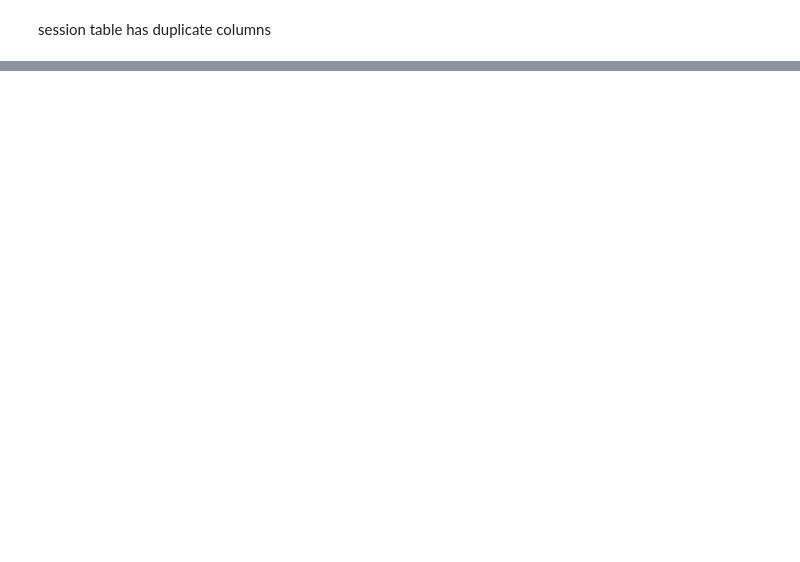
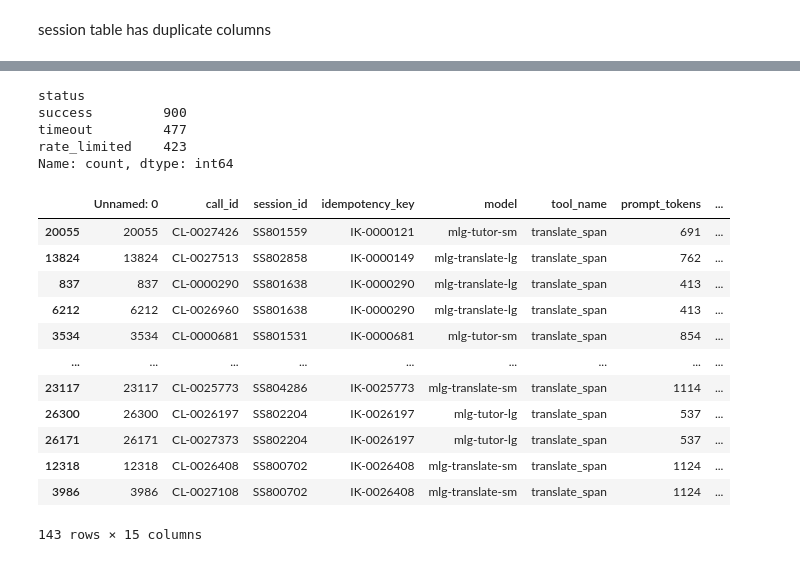
Before and after one commit to Christian-Suinyuy/skye8-ds-banboye-christian, a Jupyter notebook: src/agent_telimetry/notebooks/exploration.ipynb, the cells around one changed output, grey strips where cells are left out. Saved outputs shown, nothing was run; the diff lists cells and outputs as text; code cells hidden in the pictures; blank space fills up the shorter version.

```diff
--- a/src/agent_telimetry/notebooks/exploration.ipynb
+++ b/src/agent_telimetry/notebooks/exploration.ipynb
@@ -231,0 +225,3 @@ llm_calls.head()
+# %%
+retried = llm_calls[llm_calls.duplicated(subset=["idempotency_key"], keep=False)].sort_values(by="idempotency_key", ascending=True)
+retried.head()
@@ -231,0 +235,24 @@ llm_calls.head()
+# %%
+retried.status.value_counts()
+# %% [output]
+status
+success         900
+timeout         477
+rate_limited    423
+Name: count, dtype: int64
+# %%
+retried.query("tool_name == 'translate_span' and status != 'rate_limited'")
+# %% [output]
+|  | Unnamed: 0 | call_id | session_id | idempotency_key | model | tool_name | prompt_tokens | ... |
+| 20055 | 20055 | CL-0027426 | SS801559 | IK-0000121 | mlg-tutor-sm | translate_span | 691 | ... |
+| 13824 | 13824 | CL-0027513 | SS802858 | IK-0000149 | mlg-translate-lg | translate_span | 762 | ... |
+| 837 | 837 | CL-0000290 | SS801638 | IK-0000290 | mlg-translate-lg | translate_span | 413 | ... |
+| 6212 | 6212 | CL-0026960 | SS801638 | IK-0000290 | mlg-translate-lg | translate_span | 413 | ... |
+| 3534 | 3534 | CL-0000681 | SS801531 | IK-0000681 | mlg-tutor-sm | translate_span | 854 | ... |
+| ... | ... | ... | ... | ... | ... | ... | ... | ... |
+| 23117 | 23117 | CL-0025773 | SS804286 | IK-0025773 | mlg-translate-sm | translate_span | 1114 | ... |
+| 26300 | 26300 | CL-0026197 | SS802204 | IK-0026197 | mlg-tutor-lg | translate_span | 537 | ... |
+| 26171 | 26171 | CL-0027373 | SS802204 | IK-0026197 | mlg-tutor-lg | translate_span | 537 | ... |
+| 12318 | 12318 | CL-0026408 | SS800702 | IK-0026408 | mlg-translate-sm | translate_span | 1124 | ... |
+| 3986 | 3986 | CL-0027108 | SS800702 | IK-0026408 | mlg-translate-sm | translate_span | 1124 | ... |
+143 rows × 15 columns
```
Also changed, not shown: parts of 15 cells of this notebook, 8 other files.
